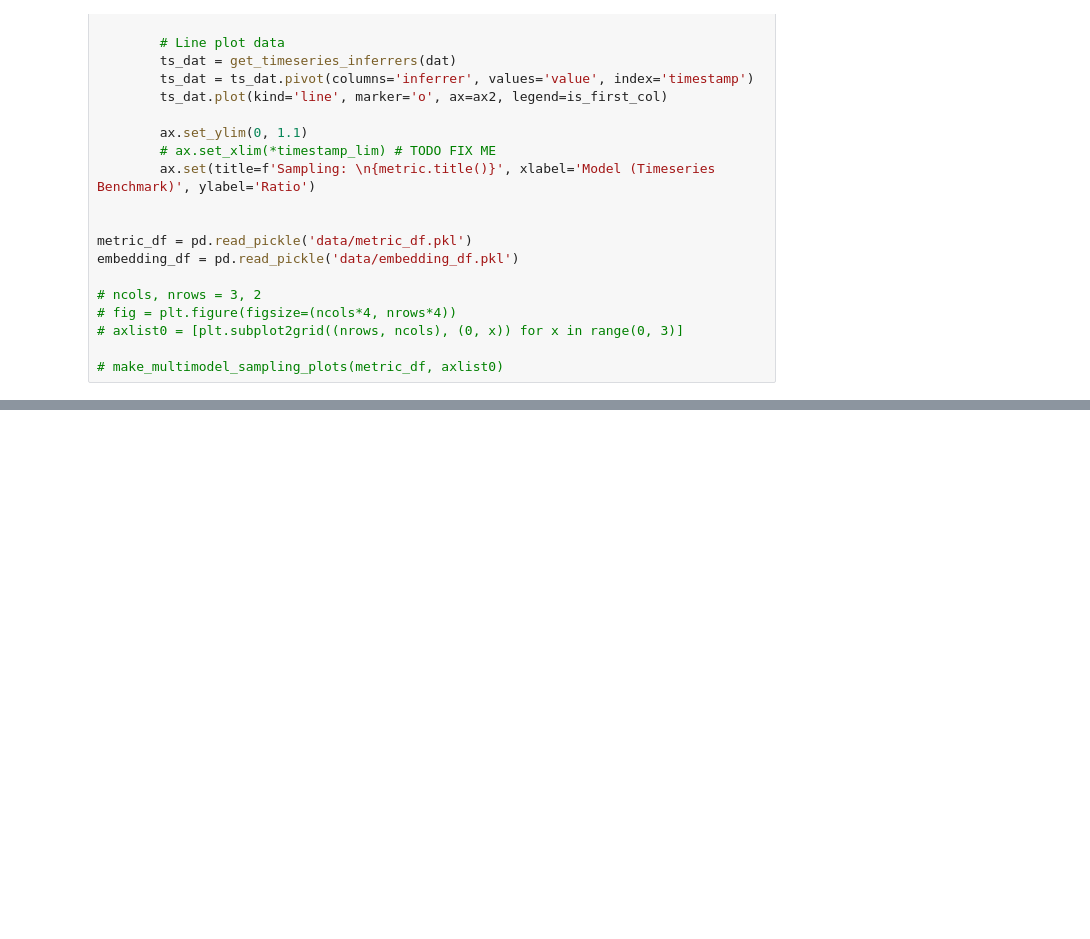
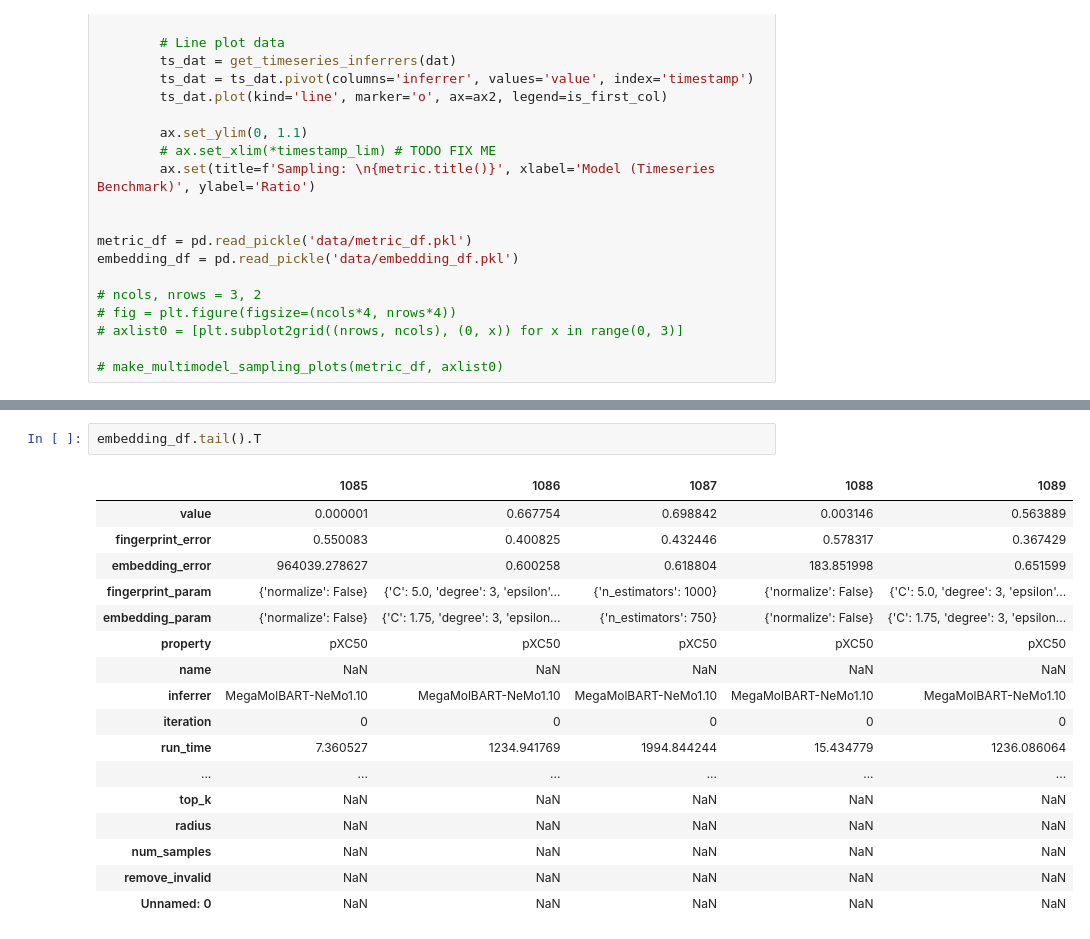
Before and after one commit to NVIDIA/cheminformatics, a Jupyter notebook: Untitled1.ipynb, the cells around one changed output, grey strips where cells are left out. Cells and saved outputs as stored; diff of their text form; blank space fills up the shorter version.

```diff
--- a/Untitled1.ipynb
+++ b/Untitled1.ipynb
@@ -184,0 +186,20 @@ make_multimodel_sampling_plots(metric_df, axlist, plot_type=plot_type, prune_rad
+# %%
+embedding_df.tail().T
+# %% [output]
+|  | 1085 | 1086 | 1087 | 1088 | 1089 |
+| value | 0.000001 | 0.667754 | 0.698842 | 0.003146 | 0.563889 |
+| fingerprint_error | 0.550083 | 0.400825 | 0.432446 | 0.578317 | 0.367429 |
+| embedding_error | 964039.278627 | 0.600258 | 0.618804 | 183.851998 | 0.651599 |
+| fingerprint_param | {'normalize': False} | {'C': 5.0, 'degree': 3, 'epsilon'... | {'n_estimators': 1000} | {'normalize': False} | {'C': 5.0, 'degree': 3, 'epsilon'... |
+| embedding_param | {'normalize': False} | {'C': 1.75, 'degree': 3, 'epsilon... | {'n_estimators': 750} | {'normalize': False} | {'C': 1.75, 'degree': 3, 'epsilon... |
+| property | pXC50 | pXC50 | pXC50 | pXC50 | pXC50 |
+| name | NaN | NaN | NaN | NaN | NaN |
+| inferrer | MegaMolBART-NeMo1.10 | MegaMolBART-NeMo1.10 | MegaMolBART-NeMo1.10 | MegaMolBART-NeMo1.10 | MegaMolBART-NeMo1.10 |
+| iteration | 0 | 0 | 0 | 0 | 0 |
+| run_time | 7.360527 | 1234.941769 | 1994.844244 | 15.434779 | 1236.086064 |
+| ... | ... | ... | ... | ... | ... |
+| top_k | NaN | NaN | NaN | NaN | NaN |
+| radius | NaN | NaN | NaN | NaN | NaN |
+| num_samples | NaN | NaN | NaN | NaN | NaN |
+| remove_invalid | NaN | NaN | NaN | NaN | NaN |
+| Unnamed: 0 | NaN | NaN | NaN | NaN | NaN |
```
Also changed, not shown: parts of 1 cell of this notebook.
